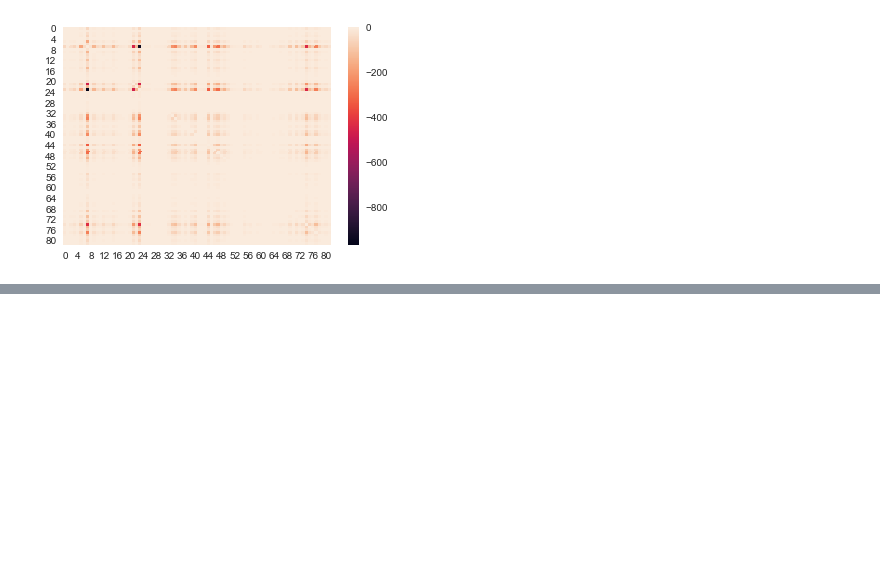
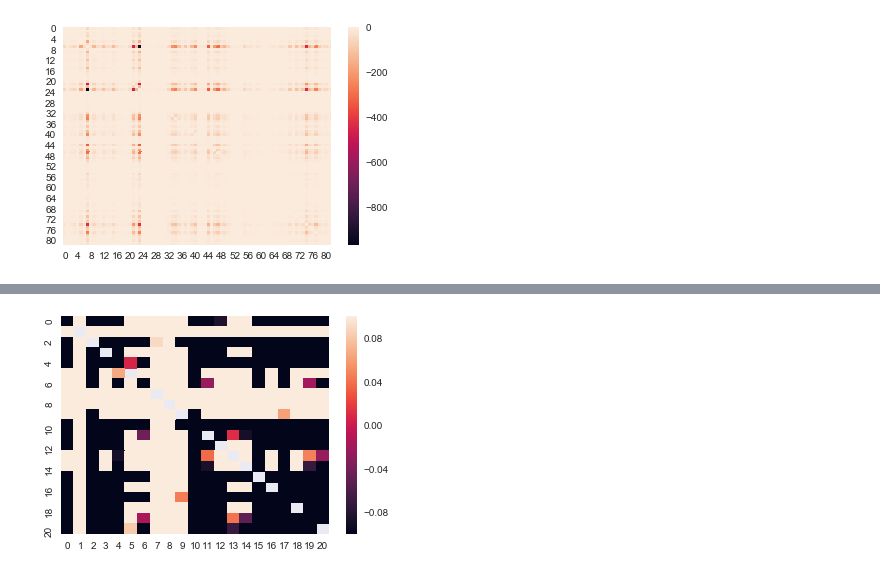
Before and after one commit to jbremz/human_mob, a Jupyter notebook: Notebooks/Ilaria's Log/Week 14.ipynb, the cells around one changed output, grey strips where cells are left out. Cells and saved outputs as stored; diff of their text form; code cells hidden in the pictures; blank space fills up the shorter version.

```diff
--- a/Notebooks/Ilaria's Log/Week 14.ipynb
+++ b/Notebooks/Ilaria's Log/Week 14.ipynb
@@ -38,0 +71,5 @@ plt.show()
+# %%
+sns.heatmap(eps_scale.epsilon(lon_df, 5000, 3))
+plt.show()
+# %% [output]
+[figure, added]
```
Also changed, not shown: parts of 9 cells of this notebook, 2 other files.
